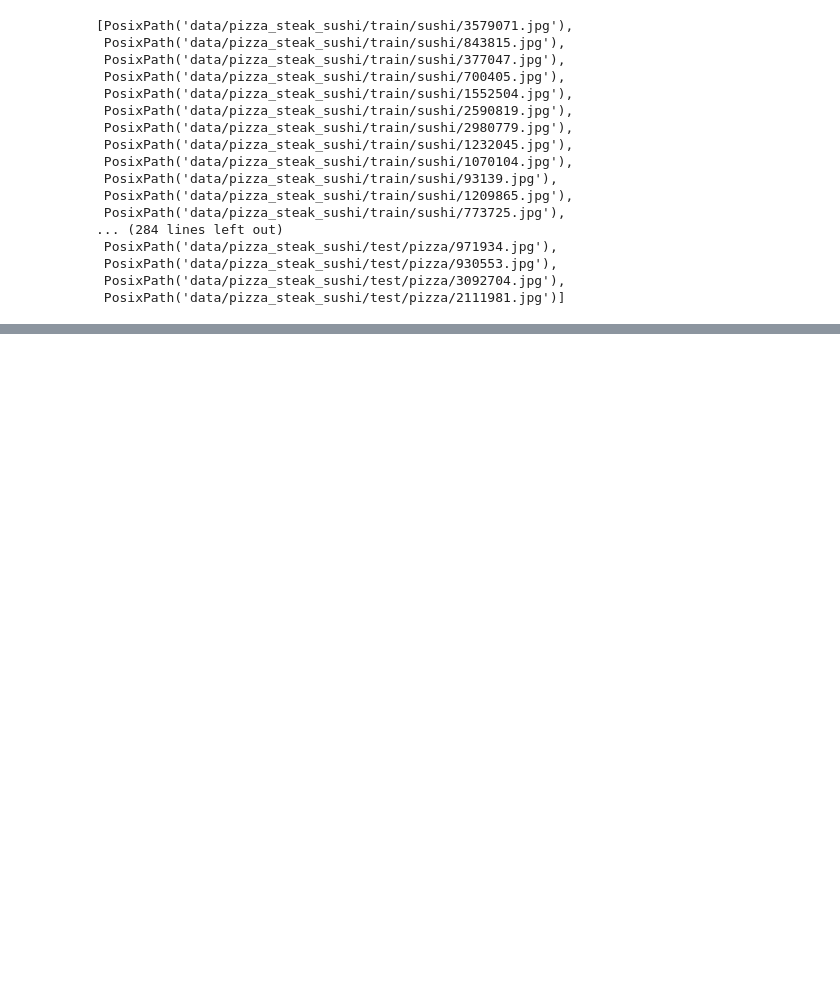
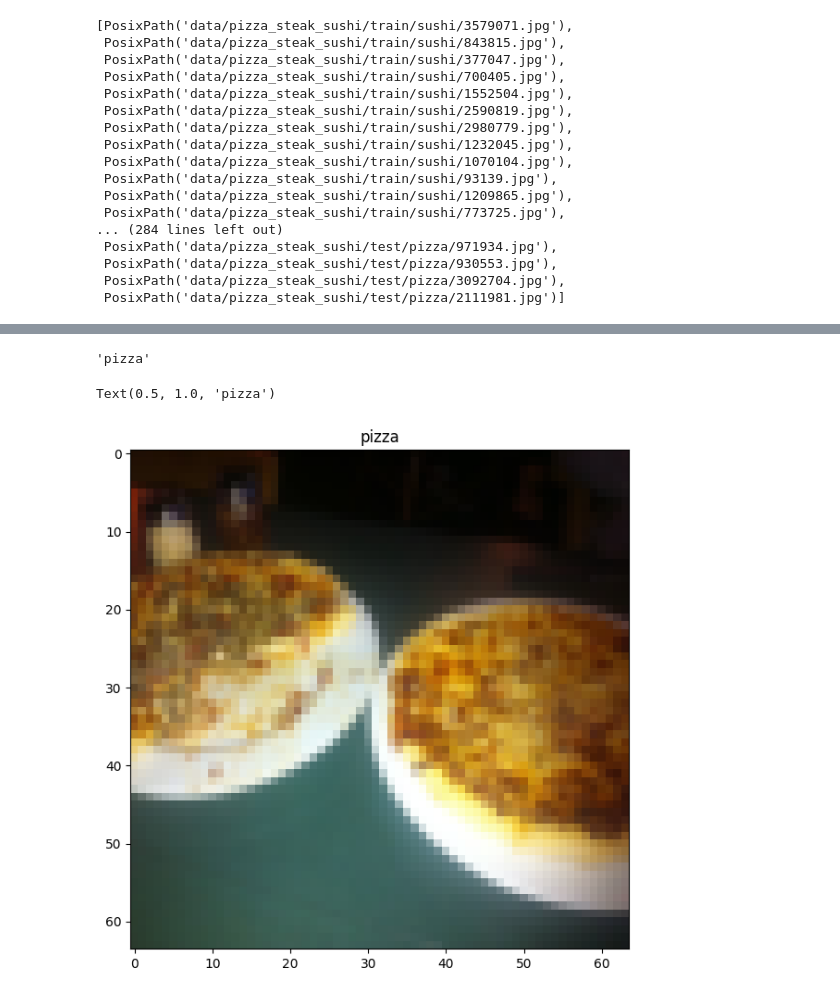
Before and after one commit to toheedakhtar/pytorch-deeplearning, a Jupyter notebook: notebooks/04_custom_dataset.ipynb, the cells around one changed output, grey strips where cells are left out. Saved outputs shown, nothing was run; the diff lists cells and outputs as text; code cells hidden in the pictures; blank space fills up the shorter version.

```diff
--- a/notebooks/04_custom_dataset.ipynb
+++ b/notebooks/04_custom_dataset.ipynb
@@ -166,0 +227,7 @@ plt.axis(False);
+# %%
+# using ImageFolder
+from torchvision import datasets
+train_data = datasets.ImageFolder(root=train_dir, transform=data_transform, target_transform=None)
+test_data = datasets.ImageFolder(root=test_dir, transform=data_transform, target_transform=None)
+
+train_data, test_data
@@ -166,0 +253,4 @@ plt.axis(False);
+# %%
+# Get class names as list
+class_names = train_data.classes
+class_names
@@ -166,0 +274,8 @@ plt.axis(False);
+# %%
+# index on train_data Dataset to get single image and label
+img, label = train_data[0][0] , train_data[0][1]
+print(f"Image tesnor: {img}")
+print(f"Image shape : {img.shape}")
+print(f"Image dtype: {img.dtype}")
+print(f"Image label: {label}")
+print(f"label dtype: {type(label)}")
@@ -166,0 +300,15 @@ plt.axis(False);
+# %%
+class_names[label]
+# %% [output]
+'pizza'
+# %%
+# rearragne the order dimensions
+img_permute = img.permute(1,2,0)
+
+# plot image
+plt.figure(figsize=(10,7))
+plt.imshow(img_permute)
+plt.title(class_names[label])
+# %% [output]
+Text(0.5, 1.0, 'pizza')
+[figure, added]
```
Also changed, not shown: parts of 38 cells of this notebook.
